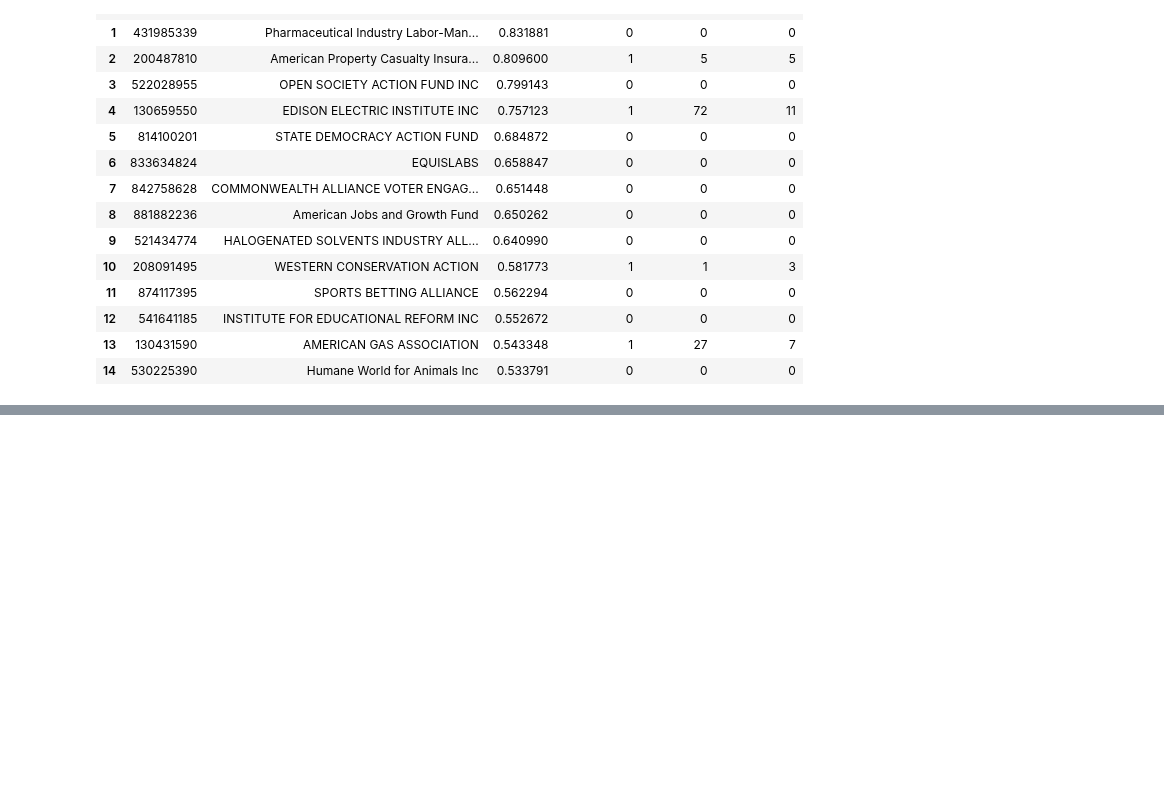
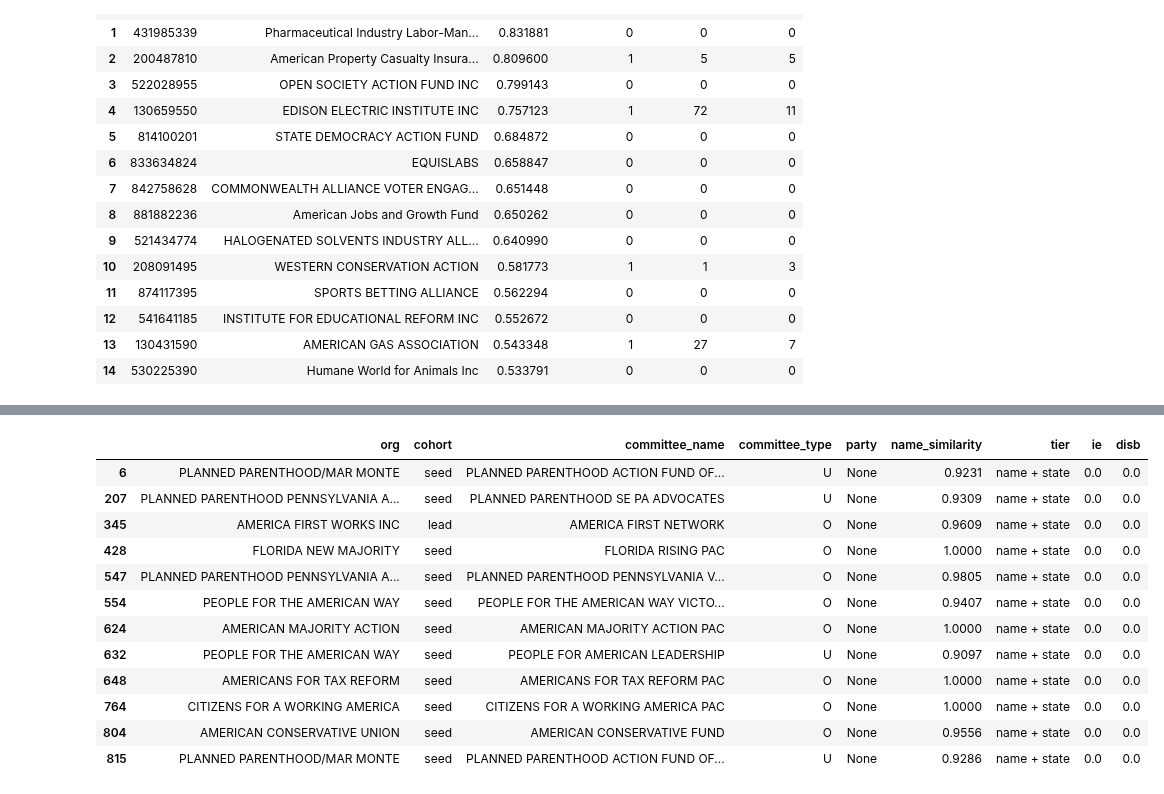
Before and after one commit to team-glass-house/influence-network, a Jupyter notebook: notebooks/lda_irs_name_state_analysis.ipynb, the cells around one changed output, grey strips where cells are left out. Cells and saved outputs as stored; diff of their text form; code cells hidden in the pictures; blank space fills up the shorter version.

```diff
--- a/notebooks/lda_irs_name_state_analysis.ipynb
+++ b/notebooks/lda_irs_name_state_analysis.ipynb
@@ -1279,0 +1279,86 @@ Top 15 leads with LDA lobbying corroboration:
+# %%
+# FEC Super PAC linkage: same norm-name + near-name (JW>=0.85) + state/zip grading as the LDA<->IRS matcher.
+import numpy as np, pandas as pd
+
+for _t in ("committees", "fec_disbursements"):
+    conn.execute(f"""CREATE OR REPLACE VIEW {_t} AS
+        SELECT * FROM read_parquet('{(ROOT / 'parquet_export' / _t / '*.parquet').as_posix()}', union_by_name=true)""")
+
+# Committee entity: normalized name + HQ state/zip (from raw_json) + spending.
+conn.execute("""
+CREATE OR REPLACE TEMP TABLE fec_committees AS
+SELECT committee_id,
+       any_value(name) AS committee_name,
+       norm_org(any_value(name)) AS normalized_name,
+       any_value(committee_type) AS committee_type,
+       any_value(party) AS party,
+       max(UPPER(NULLIF(TRIM(json_extract_string(raw_json, '$.state')), ''))) AS fec_state,
+       max(LEFT(NULLIF(TRIM(json_extract_string(raw_json, '$.zip')), ''), 5)) AS fec_zip,
+       max(TRY_CAST(total_disbursements AS DOUBLE)) AS disbursements,
+       max(TRY_CAST(independent_expenditures AS DOUBLE)) AS independent_expenditures
+FROM committees
+WHERE name IS NOT NULL AND json_valid(raw_json)
+GROUP BY committee_id
+""")
+
+conn.execute(f"""
+CREATE OR REPLACE TEMP TABLE fec_matches AS
+WITH exact AS (
+    SELECT fc.committee_id, fc.committee_name, fc.committee_type, fc.party,
+           fc.disbursements, fc.independent_expenditures, irs.ein, irs.irs_name, 1.0 AS name_similarity,
+           (irs.irs_state = fc.fec_state AND fc.fec_state IS NOT NULL) AS state_agrees,
+           (fc.fec_zip IS NOT NULL AND fc.fec_zip = irs.irs_zip) AS zip_agrees
+    FROM fec_committees fc JOIN irs_entities_addr irs USING (normalized_name)
+),
+near AS (
+    SELECT fc.committee_id, fc.committee_name, fc.committee_type, fc.party,
+           fc.disbursements, fc.independent_expenditures, irs.ein, irs.irs_name,
+           jaro_winkler_similarity(fc.normalized_name, irs.normalized_name) AS name_similarity,
+           (irs.irs_state = fc.fec_state AND fc.fec_state IS NOT NULL) AS state_agrees,
+           (fc.fec_zip IS NOT NULL AND fc.fec_zip = irs.irs_zip) AS zip_agrees
+    FROM fec_committees fc JOIN irs_entities_addr irs
+      ON {name_block_on('fc.normalized_name', 'irs.normalized_name')}
+     AND fc.normalized_name <> irs.normalized_name
+    WHERE jaro_winkler_similarity(fc.normalized_name, irs.normalized_name) >= {NEAR_NAME_MIN_SIMILARITY}
+)
+SELECT * FROM exact UNION ALL SELECT * FROM near
+""")
+
+# Cycle-total spending per committee is in fec_disbursements (__CYCLE_TOTALS__ rows); IE is inside the description.
+conn.execute("""
+CREATE OR REPLACE TEMP TABLE fec_spend AS
+SELECT committee_id,
+       SUM(TRY_CAST(disbursement_amount AS DOUBLE)) AS disbursements,
+       SUM(TRY_CAST(regexp_extract(disbursement_description, 'independent_expenditures=([0-9.]+)', 1) AS DOUBLE)) AS ie
+FROM fec_disbursements
+WHERE recipient_name = '__CYCLE_TOTALS__'
+GROUP BY committee_id
+""")
+
+fec_link = q(f"""
+WITH ranked AS (
+    SELECT m.*, {tier_case('name')} AS tier,
+           ROW_NUMBER() OVER (PARTITION BY m.committee_id
+                              ORDER BY zip_agrees DESC, state_agrees DESC, name_similarity DESC, ein) AS rn
+    FROM fec_matches m
+    WHERE name_similarity >= {HIGH_CONF_MIN} AND (state_agrees OR zip_agrees)
+)
+SELECT r.ein, r.irs_name, r.committee_id, r.committee_name, r.committee_type, r.party,
+       ROUND(r.name_similarity, 4) AS name_similarity, r.tier,
+       COALESCE(s.ie, 0) AS ie, COALESCE(s.disbursements, 0) AS disb
+FROM ranked r LEFT JOIN fec_spend s USING (committee_id)
+WHERE r.rn = 1
+""")
+print(f"FEC committees linked to IRS EINs (sim>={HIGH_CONF_MIN}, state or zip agrees): "
+      f"{fec_link.committee_id.nunique():,} committees -> {fec_link.ein.nunique():,} EINs")
+print(fec_link.tier.value_counts().to_string())
+
+# Insight: dark-money seeds + top leads that run a Super PAC, ranked by independent expenditures.
+lead_eins = set(leads.head(50).ein)
+dm = fec_link[fec_link.ein.isin(seed_set) | fec_link.ein.isin(lead_eins)].copy()
+dm["cohort"] = np.where(dm.ein.isin(seed_set), "seed", "lead")
+dm["org"] = dm.ein.map(nm)
+print("\nDark-money orgs with a matched FEC Super PAC (electoral arm), by independent expenditures:")
+display(dm.sort_values("ie", ascending=False)
+        [["org", "cohort", "committee_name", "committee_type", "party", "name_similarity", "tier", "ie", "disb"]].head(25))
+# %% [output]
@@ -1279,0 +1370,13 @@ Top 15 leads with LDA lobbying corroboration:
+|  | org | cohort | committee_name | committee_type | party | name_similarity | tier | ie | disb |
+| 6 | PLANNED PARENTHOOD/MAR MONTE | seed | PLANNED PARENTHOOD ACTION FUND OF... | U | None | 0.9231 | name + state | 0.0 | 0.0 |
+| 207 | PLANNED PARENTHOOD PENNSYLVANIA A... | seed | PLANNED PARENTHOOD SE PA ADVOCATES | U | None | 0.9309 | name + state | 0.0 | 0.0 |
+| 345 | AMERICA FIRST WORKS INC | lead | AMERICA FIRST NETWORK | O | None | 0.9609 | name + state | 0.0 | 0.0 |
+| 428 | FLORIDA NEW MAJORITY | seed | FLORIDA RISING PAC | O | None | 1.0000 | name + state | 0.0 | 0.0 |
+| 547 | PLANNED PARENTHOOD PENNSYLVANIA A... | seed | PLANNED PARENTHOOD PENNSYLVANIA V... | O | None | 0.9805 | name + state | 0.0 | 0.0 |
+| 554 | PEOPLE FOR THE AMERICAN WAY | seed | PEOPLE FOR THE AMERICAN WAY VICTO... | O | None | 0.9407 | name + state | 0.0 | 0.0 |
+| 624 | AMERICAN MAJORITY ACTION | seed | AMERICAN MAJORITY ACTION PAC | O | None | 1.0000 | name + state | 0.0 | 0.0 |
+| 632 | PEOPLE FOR THE AMERICAN WAY | seed | PEOPLE FOR AMERICAN LEADERSHIP | U | None | 0.9097 | name + state | 0.0 | 0.0 |
+| 648 | AMERICANS FOR TAX REFORM | seed | AMERICANS FOR TAX REFORM PAC | O | None | 1.0000 | name + state | 0.0 | 0.0 |
+| 764 | CITIZENS FOR A WORKING AMERICA | seed | CITIZENS FOR A WORKING AMERICA PAC | O | None | 1.0000 | name + state | 0.0 | 0.0 |
+| 804 | AMERICAN CONSERVATIVE UNION | seed | AMERICAN CONSERVATIVE FUND | O | None | 0.9556 | name + state | 0.0 | 0.0 |
+| 815 | PLANNED PARENTHOOD/MAR MONTE | seed | PLANNED PARENTHOOD ACTION FUND OF... | U | None | 0.9286 | name + state | 0.0 | 0.0 |
```
Also changed, not shown: parts of 13 cells of this notebook.
